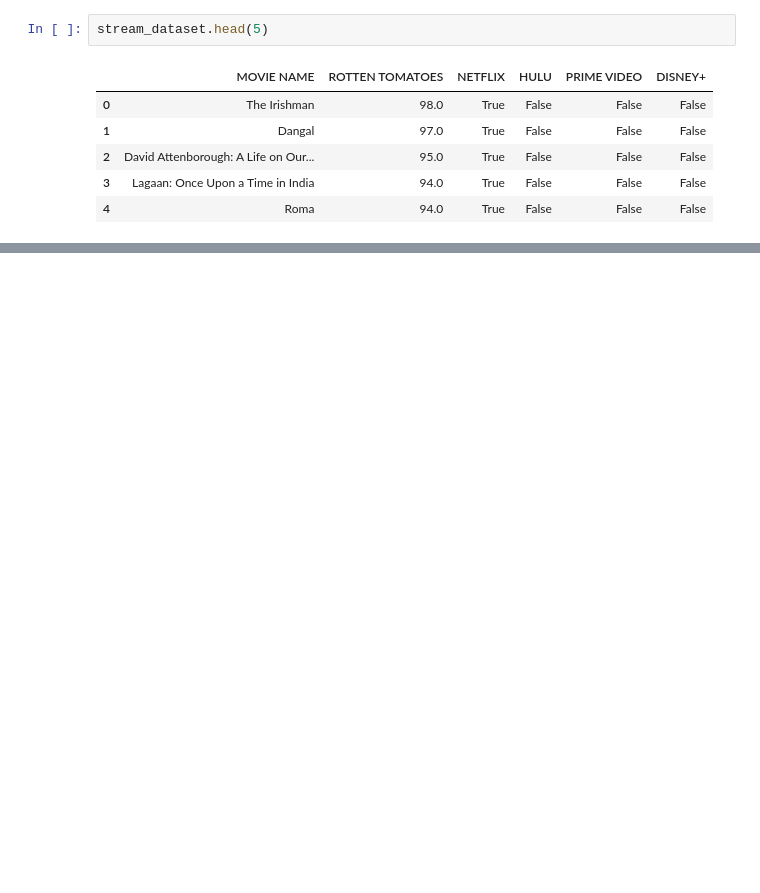
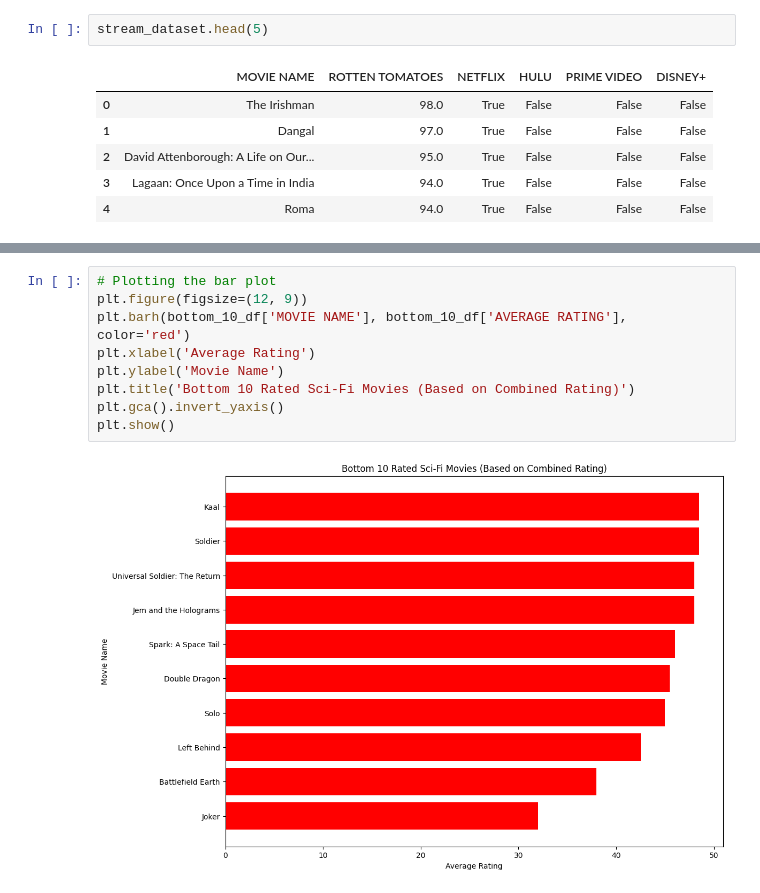
Before and after one commit to danthreepo/CapstoneProject_2025, a Jupyter notebook: vankirk_capstone_project_2025.ipynb, the cells around one changed output, grey strips where cells are left out. Cells and saved outputs as stored; diff of their text form; blank space fills up the shorter version.

```diff
--- a/vankirk_capstone_project_2025.ipynb
+++ b/vankirk_capstone_project_2025.ipynb
@@ -84,0 +253,11 @@ stream_dataset.head(5)
+# %%
+# Plotting the bar plot
+plt.figure(figsize=(12, 9))
+plt.barh(bottom_10_df['MOVIE NAME'], bottom_10_df['AVERAGE RATING'], color='red')
+plt.xlabel('Average Rating')
+plt.ylabel('Movie Name')
+plt.title('Bottom 10 Rated Sci-Fi Movies (Based on Combined Rating)')
+plt.gca().invert_yaxis()
+plt.show()
+# %% [output]
+[figure, added]
```
Also changed, not shown: parts of 18 cells of this notebook.
